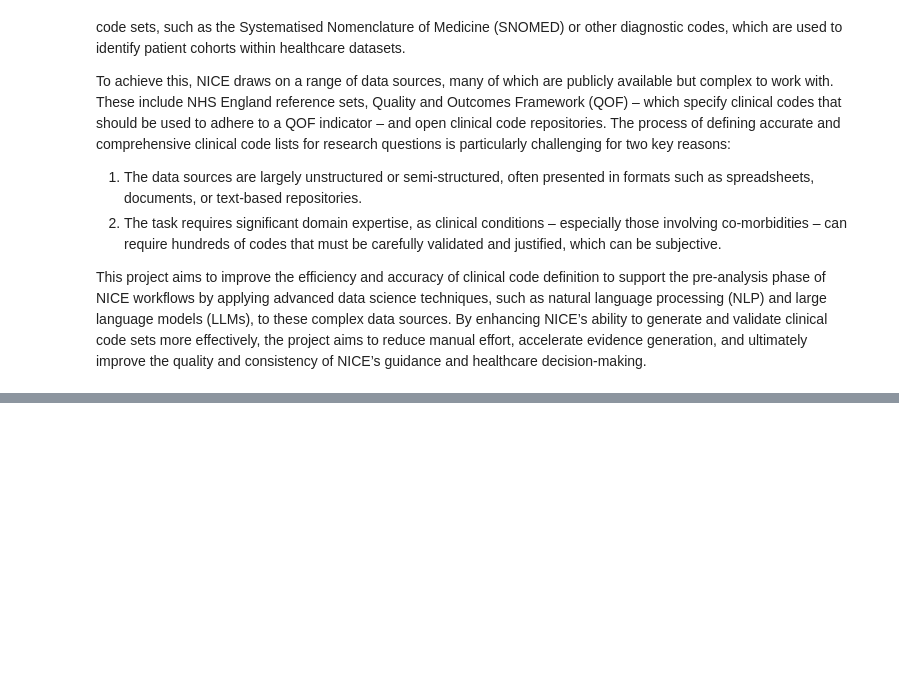
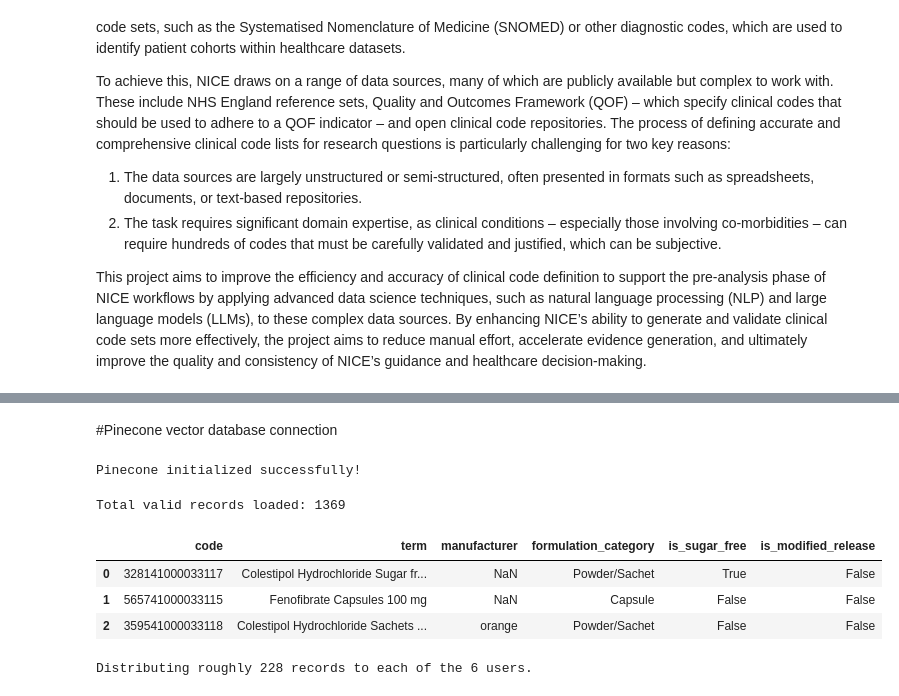
Before and after one commit to pgmanuel/CAM_C04_NICE_Project, a Jupyter notebook: Intro_CAM_NICE_PROJECT.ipynb, the cells around one changed output, grey strips where cells are left out. Saved outputs shown, nothing was run; the diff lists cells and outputs as text; code cells hidden in the pictures; blank space fills up the shorter version.

```diff
--- a/Intro_CAM_NICE_PROJECT.ipynb
+++ b/Intro_CAM_NICE_PROJECT.ipynb
@@ -38,0 +504,42 @@ This project aims to improve the efficiency and accuracy of clinical code defini
+# %% [markdown]
+#Pinecone vector database connection
+# %%
+# Import the Pinecone library
+from pinecone import Pinecone, ServerlessSpec
+
+# Initialize the Pinecone client
+pc = Pinecone(api_key="pcsk_4ZbMjE_QZHYm2hAMpnoEhvAPFfgFH5Gp61SbC1hPx7JZwZEU9K8a9xzCCEmjEzaKWkW7HV")
+index = pc.Index("nice")
+print("Pinecone initialized successfully!")
+# %% [output]
+Pinecone initialized successfully!
+# %%
+# 2. Load the dataset
+df = pd.read_csv('products_data.csv')
+
+# Drop any rows with missing essential data (like 'code' or 'term')
+df = df.dropna(subset=['code', 'term'])
+
+print(f"Total valid records loaded: {len(df)}")
+
+# Display the first 3 rows to verify the columns
+df.head(3)
+# %% [output]
+Total valid records loaded: 1369
+|  | code | term | manufacturer | formulation_category | is_sugar_free | is_modified_release |
+| 0 | 328141000033117 | Colestipol Hydrochloride Sugar fr... | NaN | Powder/Sachet | True | False |
+| 1 | 565741000033115 | Fenofibrate Capsules 100 mg | NaN | Capsule | False | False |
+| 2 | 359541000033118 | Colestipol Hydrochloride Sachets ... | orange | Powder/Sachet | False | False |
+# %%
+# 3. Define the 6 users (Namespaces)
+users = [
+    "student-vitor", "student-Omid", "student-Mei",
+    "student-joe", "student-pedro", "student-maduraa"
+]
+
+# Calculate how many records each user gets
+chunk_size = len(df) // len(users)
+
+print(f"Distributing roughly {chunk_size} records to each of the {len(users)} users.")
+# %% [output]
+Distributing roughly 228 records to each of the 6 users.
```
Also changed, not shown: parts of 55 cells of this notebook.
